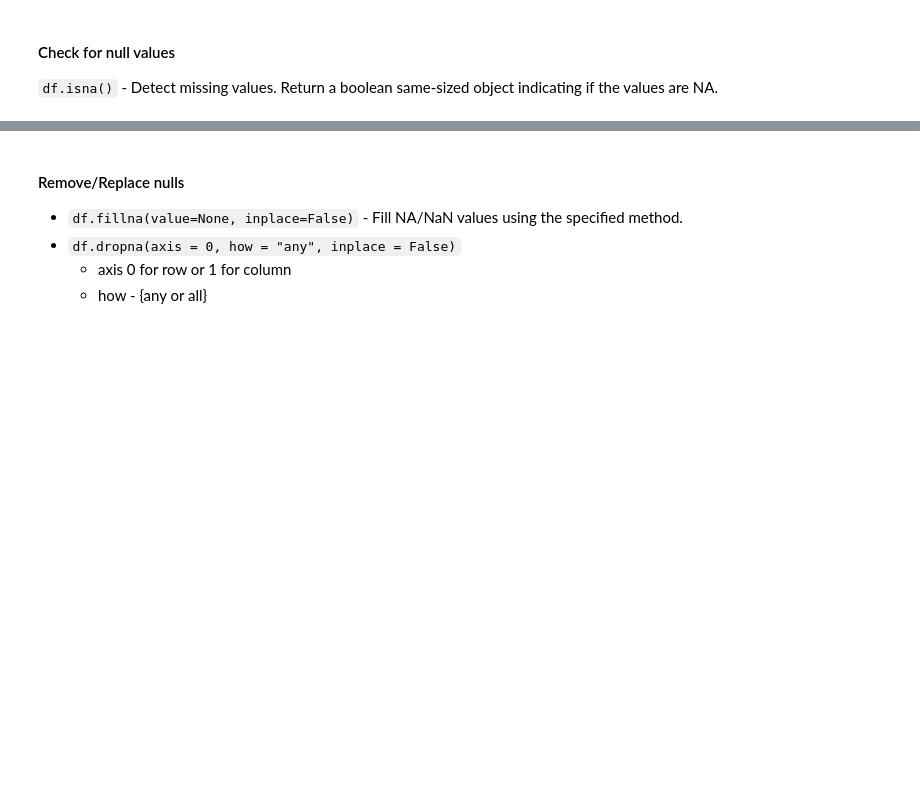
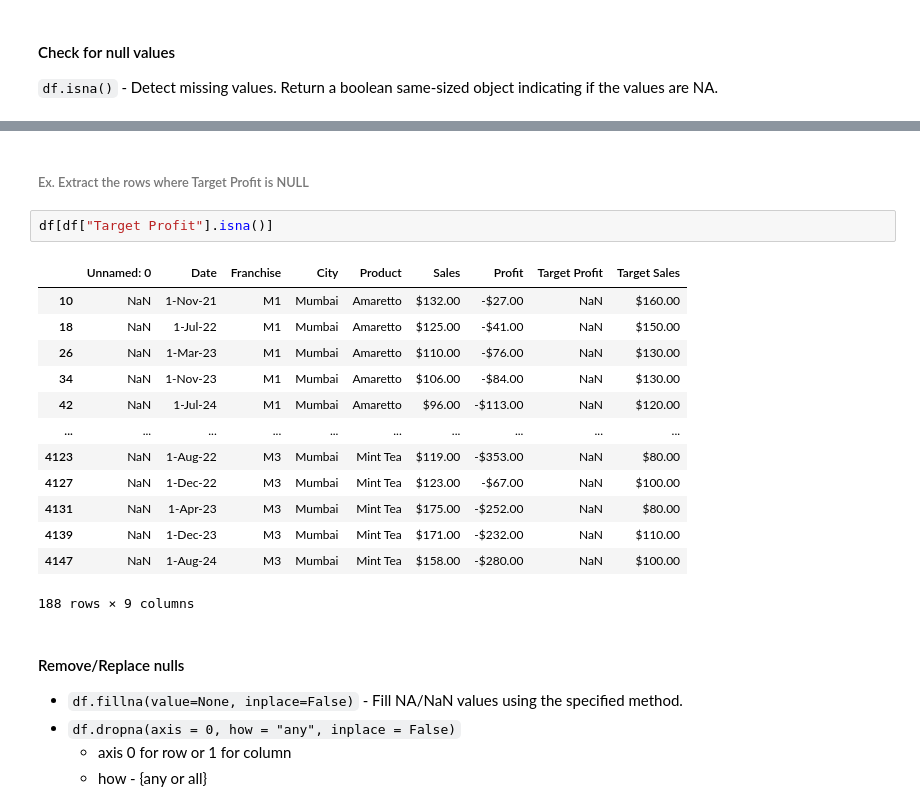
Before and after one commit to knowledge-corner/CGI_19_may_25, a Jupyter notebook: Classwork/Classwork Notebook.ipynb, the cells around one changed output, grey strips where cells are left out. Drawn from its saved outputs; the diff is of its cells as text; blank space fills up the shorter version.

```diff
--- a/Classwork/Classwork Notebook.ipynb
+++ b/Classwork/Classwork Notebook.ipynb
@@ -2038,3 +2118,21 @@ import seaborn as sns
+# %% [markdown]
+###### Ex. Extract the rows where Target Profit is NULL
+# %%
+df[df["Target Profit"].isna()]
+# %% [output]
+|  | Unnamed: 0 | Date | Franchise | City | Product | Sales | Profit | Target Profit | Target Sales |
+| 10 | NaN | 1-Nov-21 | M1 | Mumbai | Amaretto | $132.00 | -$27.00 | NaN | $160.00 |
+| 18 | NaN | 1-Jul-22 | M1 | Mumbai | Amaretto | $125.00 | -$41.00 | NaN | $150.00 |
+| 26 | NaN | 1-Mar-23 | M1 | Mumbai | Amaretto | $110.00 | -$76.00 | NaN | $130.00 |
+| 34 | NaN | 1-Nov-23 | M1 | Mumbai | Amaretto | $106.00 | -$84.00 | NaN | $130.00 |
+| 42 | NaN | 1-Jul-24 | M1 | Mumbai | Amaretto | $96.00 | -$113.00 | NaN | $120.00 |
+| ... | ... | ... | ... | ... | ... | ... | ... | ... | ... |
+| 4123 | NaN | 1-Aug-22 | M3 | Mumbai | Mint Tea | $119.00 | -$353.00 | NaN | $80.00 |
+| 4127 | NaN | 1-Dec-22 | M3 | Mumbai | Mint Tea | $123.00 | -$67.00 | NaN | $100.00 |
+| 4131 | NaN | 1-Apr-23 | M3 | Mumbai | Mint Tea | $175.00 | -$252.00 | NaN | $80.00 |
+| 4139 | NaN | 1-Dec-23 | M3 | Mumbai | Mint Tea | $171.00 | -$232.00 | NaN | $110.00 |
+| 4147 | NaN | 1-Aug-24 | M3 | Mumbai | Mint Tea | $158.00 | -$280.00 | NaN | $100.00 |
+188 rows × 9 columns
 # %% [markdown]
 #### Remove/Replace nulls
 
```
Also changed, not shown: parts of 29 cells of this notebook, 1 other file.
